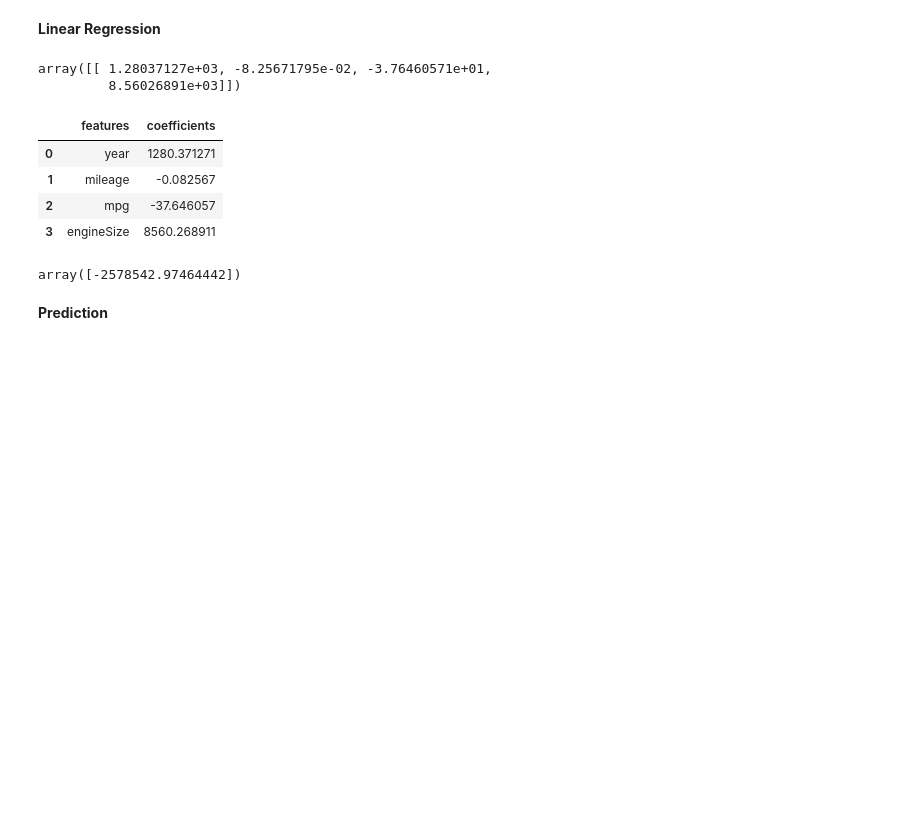
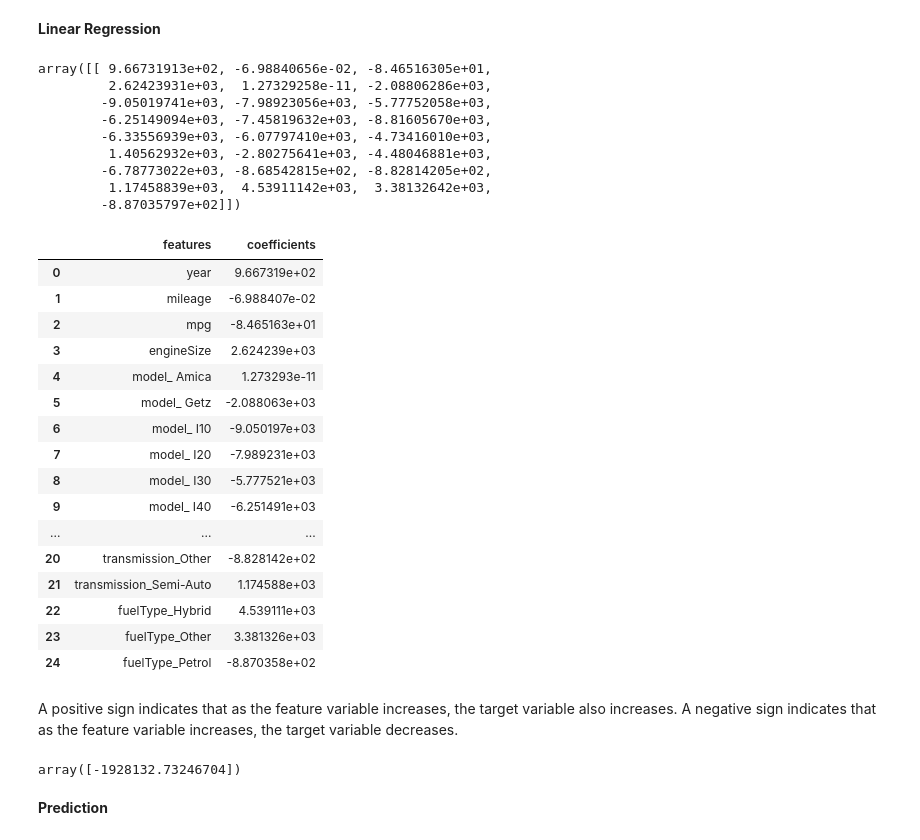
Before and after one commit to ProttoyKumar/Predicting_used_car_prices_with_ML_Techniques, a Jupyter notebook: hyundai_used_car_ML.ipynb, the cells around one changed output. Saved outputs shown, nothing was run; the diff lists cells and outputs as text; code cells hidden in the pictures; blank space fills up the shorter version.

```diff
--- a/hyundai_used_car_ML.ipynb
+++ b/hyundai_used_car_ML.ipynb
@@ -90,0 +81,7 @@ y=df[target]
+# %%
+# Here price is the target variable
+# And, rest are feature variables
+X = df.drop('price', axis=1)
+y = df[['price']]
+
+print(X.shape, y.shape)
@@ -110,0 +112,4 @@ y.head(5)
+# %%
+# Convert categorical variable into dummy variables.
+categoricals=['model','transmission','fuelType']
+X=pd.get_dummies(X,columns=categoricals,drop_first=True)
@@ -121,21 +158,44 @@ model=model.fit(X_train,y_train)
 # find estimated coefficients
 model.coef_
 # %% [output]
-array([[ 1.28037127e+03, -8.25671795e-02, -3.76460571e+01,
-         8.56026891e+03]])
+array([[ 9.66731913e+02, -6.98840656e-02, -8.46516305e+01,
+         2.62423931e+03,  1.27329258e-11, -2.08806286e+03,
+        -9.05019741e+03, -7.98923056e+03, -5.77752058e+03,
+        -6.25149094e+03, -7.45819632e+03, -8.81605670e+03,
+        -6.33556939e+03, -6.07797410e+03, -4.73416010e+03,
+         1.40562932e+03, -2.80275641e+03, -4.48046881e+03,
+        -6.78773022e+03, -8.68542815e+02, -8.82814205e+02,
+         1.17458839e+03,  4.53911142e+03,  3.38132642e+03,
+        -8.87035797e+02]])
 # %%
+features=X.columns
 pd.DataFrame({'features':features,'coefficients': np.squeeze(model.coef_ )})
 # %% [output]
 |  | features | coefficients |
-| 0 | year | 1280.371271 |
-| 1 | mileage | -0.082567 |
-| 2 | mpg | -37.646057 |
-| 3 | engineSize | 8560.268911 |
+| 0 | year | 9.667319e+02 |
+| 1 | mileage | -6.988407e-02 |
+| 2 | mpg | -8.465163e+01 |
+| 3 | engineSize | 2.624239e+03 |
+| 4 | model_ Amica | 1.273293e-11 |
+| 5 | model_ Getz | -2.088063e+03 |
+| 6 | model_ I10 | -9.050197e+03 |
+| 7 | model_ I20 | -7.989231e+03 |
+| 8 | model_ I30 | -5.777521e+03 |
+| 9 | model_ I40 | -6.251491e+03 |
+| ... | ... | ... |
+| 20 | transmission_Other | -8.828142e+02 |
+| 21 | transmission_Semi-Auto | 1.174588e+03 |
+| 22 | fuelType_Hybrid | 4.539111e+03 |
+| 23 | fuelType_Other | 3.381326e+03 |
+| 24 | fuelType_Petrol | -8.870358e+02 |
+# %% [markdown]
+A positive sign indicates that as the feature variable increases, the target variable also increases.
+A negative sign indicates that as the feature variable increases, the target variable decreases.
 # %%
 # find intercept
 model.intercept_
 # %% [output]
-array([-2578542.97464442])
+array([-1928132.73246704])
 # %% [markdown]
 **Prediction**
 # %%
```
Also changed, not shown: parts of 26 cells of this notebook.
